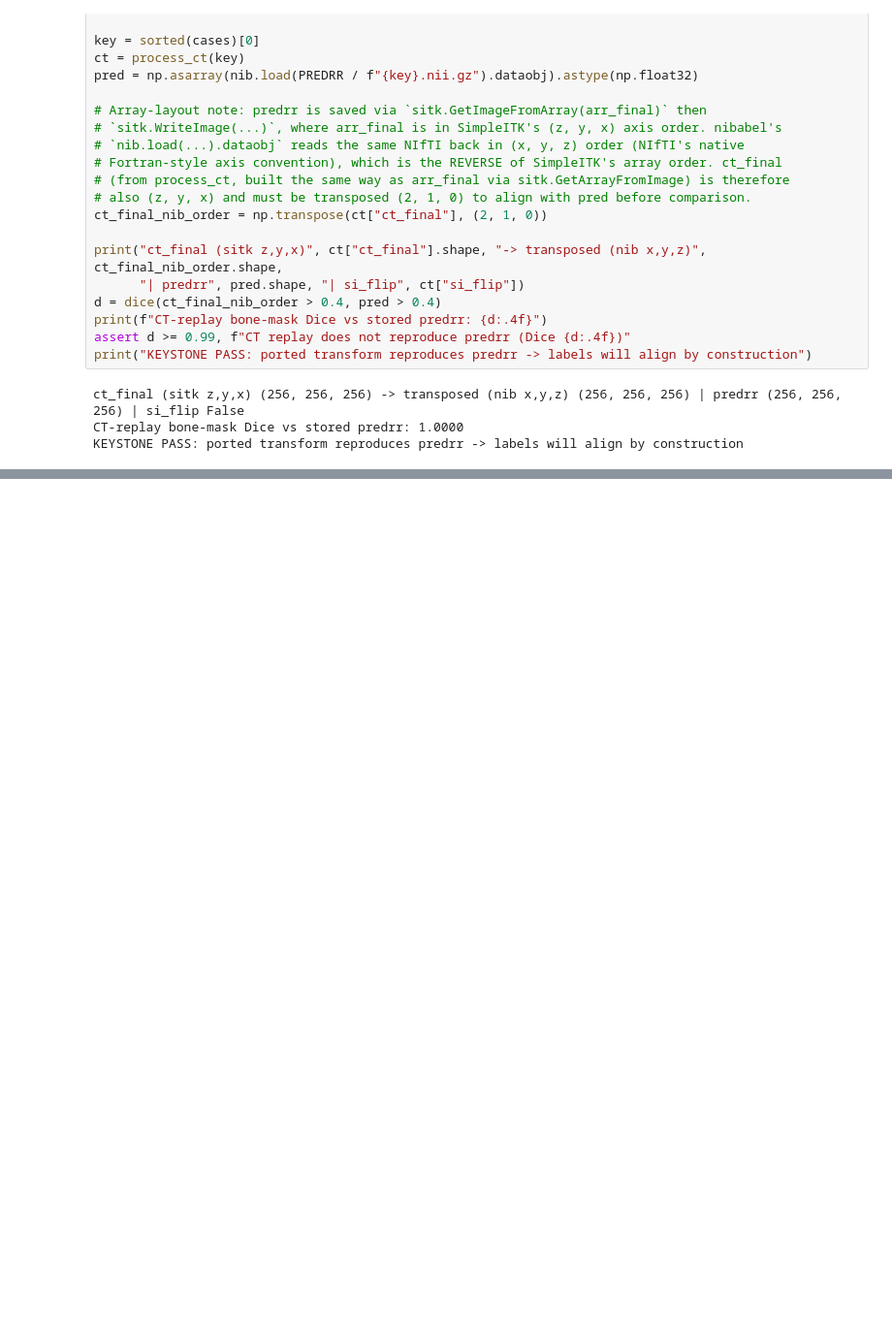
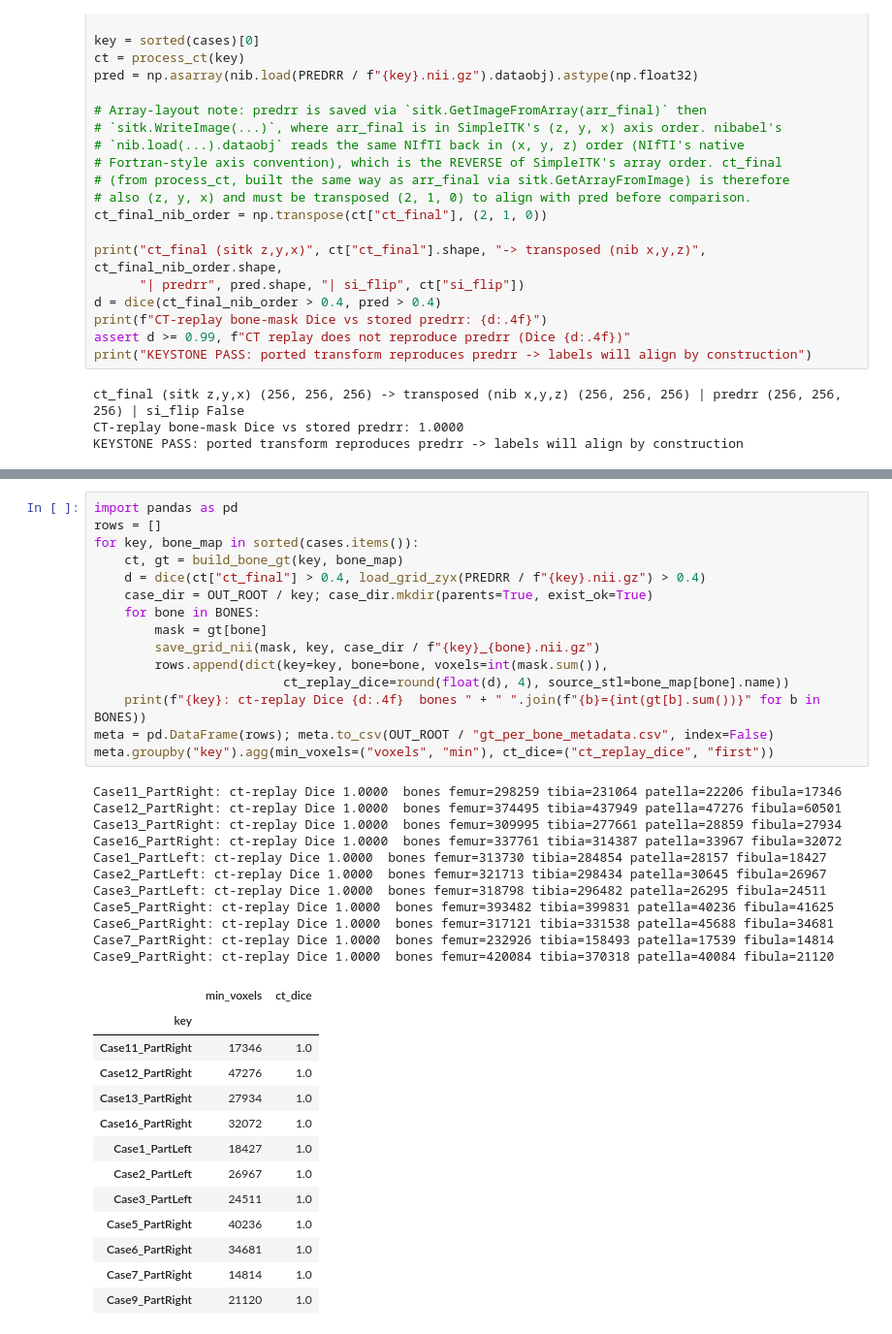
Before and after one commit to CodesTree/XrayTo3D-Capstone, a Jupyter notebook: TestProject/notebooks/modeling/gt_per_bone.ipynb, the cells around one changed output, grey strips where cells are left out. Shown at 97% size. Cells and saved outputs as stored; diff of their text form; blank space fills up the shorter version.

```diff
--- a/TestProject/notebooks/modeling/gt_per_bone.ipynb
+++ b/TestProject/notebooks/modeling/gt_per_bone.ipynb
@@ -366,0 +445,40 @@ KEYSTONE PASS: ported transform reproduces predrr -> labels will align by constr
+# %%
+import pandas as pd
+rows = []
+for key, bone_map in sorted(cases.items()):
+    ct, gt = build_bone_gt(key, bone_map)
+    d = dice(ct["ct_final"] > 0.4, load_grid_zyx(PREDRR / f"{key}.nii.gz") > 0.4)
+    case_dir = OUT_ROOT / key; case_dir.mkdir(parents=True, exist_ok=True)
+    for bone in BONES:
+        mask = gt[bone]
+        save_grid_nii(mask, key, case_dir / f"{key}_{bone}.nii.gz")
+        rows.append(dict(key=key, bone=bone, voxels=int(mask.sum()),
+                         ct_replay_dice=round(float(d), 4), source_stl=bone_map[bone].name))
+    print(f"{key}: ct-replay Dice {d:.4f}  bones " + " ".join(f"{b}={int(gt[b].sum())}" for b in BONES))
+meta = pd.DataFrame(rows); meta.to_csv(OUT_ROOT / "gt_per_bone_metadata.csv", index=False)
+meta.groupby("key").agg(min_voxels=("voxels", "min"), ct_dice=("ct_replay_dice", "first"))
+# %% [output]
+Case11_PartRight: ct-replay Dice 1.0000  bones femur=298259 tibia=231064 patella=22206 fibula=17346
+Case12_PartRight: ct-replay Dice 1.0000  bones femur=374495 tibia=437949 patella=47276 fibula=60501
+Case13_PartRight: ct-replay Dice 1.0000  bones femur=309995 tibia=277661 patella=28859 fibula=27934
+Case16_PartRight: ct-replay Dice 1.0000  bones femur=337761 tibia=314387 patella=33967 fibula=32072
+Case1_PartLeft: ct-replay Dice 1.0000  bones femur=313730 tibia=284854 patella=28157 fibula=18427
+Case2_PartLeft: ct-replay Dice 1.0000  bones femur=321713 tibia=298434 patella=30645 fibula=26967
+Case3_PartLeft: ct-replay Dice 1.0000  bones femur=318798 tibia=296482 patella=26295 fibula=24511
+Case5_PartRight: ct-replay Dice 1.0000  bones femur=393482 tibia=399831 patella=40236 fibula=41625
+Case6_PartRight: ct-replay Dice 1.0000  bones femur=317121 tibia=331538 patella=45688 fibula=34681
+Case7_PartRight: ct-replay Dice 1.0000  bones femur=232926 tibia=158493 patella=17539 fibula=14814
+Case9_PartRight: ct-replay Dice 1.0000  bones femur=420084 tibia=370318 patella=40084 fibula=21120
+|  | min_voxels | ct_dice |
+| key |  |  |
+| Case11_PartRight | 17346 | 1.0 |
+| Case12_PartRight | 47276 | 1.0 |
+| Case13_PartRight | 27934 | 1.0 |
+| Case16_PartRight | 32072 | 1.0 |
+| Case1_PartLeft | 18427 | 1.0 |
+| Case2_PartLeft | 26967 | 1.0 |
+| Case3_PartLeft | 24511 | 1.0 |
+| Case5_PartRight | 40236 | 1.0 |
+| Case6_PartRight | 34681 | 1.0 |
+| Case7_PartRight | 14814 | 1.0 |
+| Case9_PartRight | 21120 | 1.0 |
```
Also changed, not shown: parts of 4 cells of this notebook.
